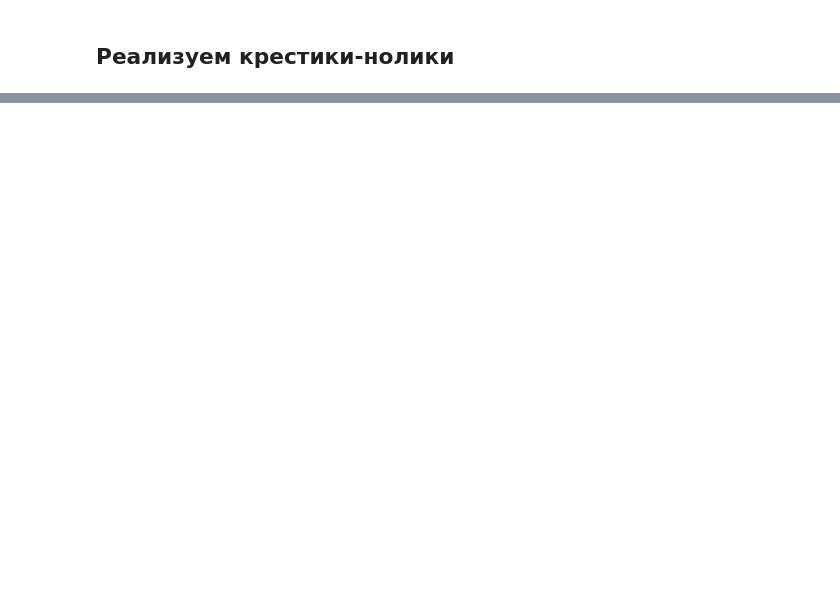
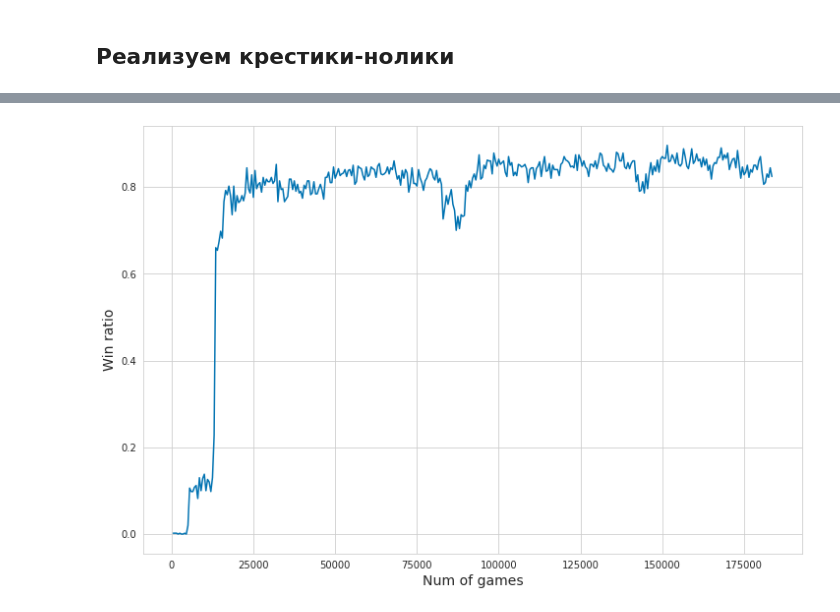
Before and after one commit to alcahir/MADE_Advanced_ML, a Jupyter notebook: RL/TicTacToe.ipynb, the cells around one changed output, grey strips where cells are left out. Cells and saved outputs as stored; diff of their text form; code cells hidden in the pictures; blank space fills up the shorter version.

```diff
--- a/RL/TicTacToe.ipynb
+++ b/RL/TicTacToe.ipynb
@@ -444,0 +632,8 @@ class QNetwork(nn.Module):
+# %%
+%%time
+N_ROWS, N_COLS = 3, 3
+BATCH_SIZE = 256
+GAMMA = 0.9
+env = TicTacToe(n_rows=N_ROWS, n_cols=N_COLS, n_win=3)
+player = DQN(N_ROWS * N_COLS)
+games = play(env, player, -1, 50, 5000, 1000)
@@ -444,0 +661,16 @@ class QNetwork(nn.Module):
+# %%
+width = 500
+ind = [i * width for i in range(1, len(games) // width)]
+avgs = []
+for i in ind:
+    sub = games[i-width:i]
+    avg = sum(1 for x in sub if x == 1) / width
+    avgs.append(avg)
+
+plt.figure(figsize=(12,8))
+plt.plot(ind, avgs)
+plt.xlabel("Num of games", fontsize=14)
+plt.ylabel("Win ratio", fontsize=14 )
+plt.show()
+# %% [output]
+[figure, added]
```
Also changed, not shown: parts of 33 cells of this notebook.
